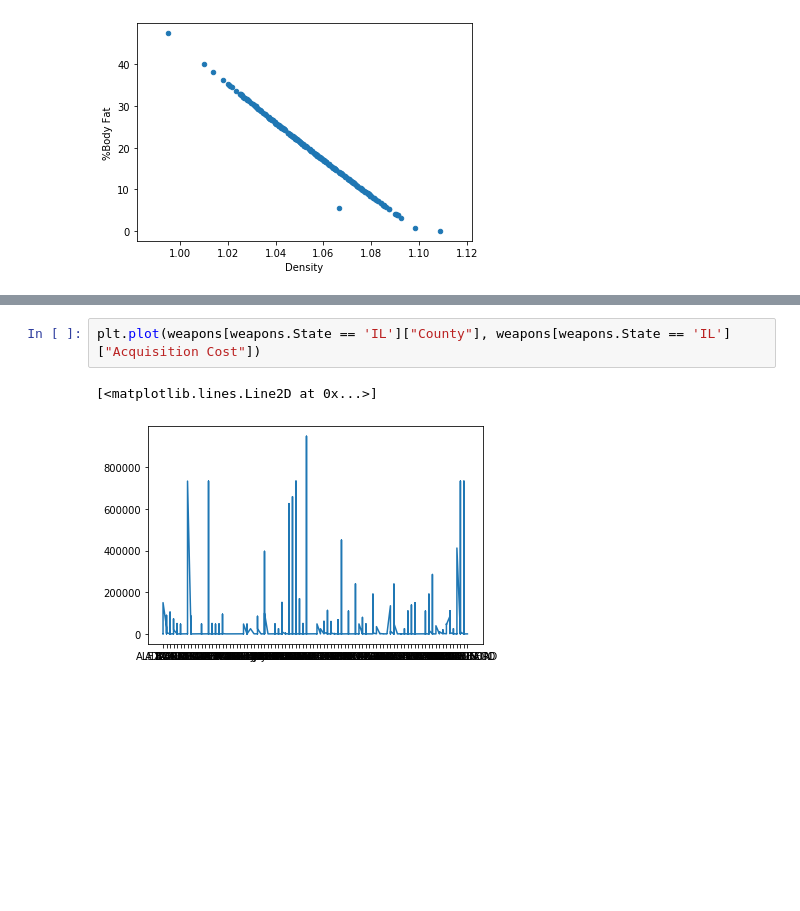
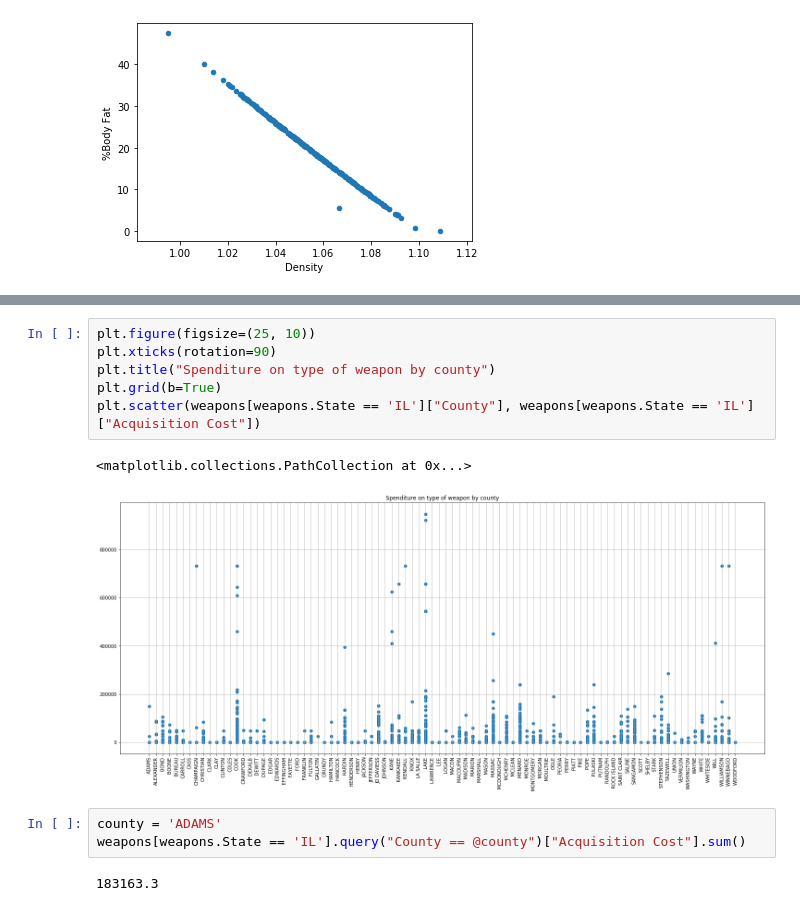
Before and after one commit to RafaelRochaS/Statistics_book, a Jupyter notebook: Statistics_Ch2.ipynb, the cells around one changed output, grey strips where cells are left out. Cells and saved outputs as stored; diff of their text form; blank space fills up the shorter version.

```diff
--- a/Statistics_Ch2.ipynb
+++ b/Statistics_Ch2.ipynb
@@ -129,5 +130,14 @@ weapons.head(5)
+# %%
+plt.figure(figsize=(25, 10))
+plt.xticks(rotation=90)
+plt.title("Spenditure on type of weapon by county")
+plt.grid(b=True)
+plt.scatter(weapons[weapons.State == 'IL']["County"], weapons[weapons.State == 'IL']["Acquisition Cost"])
+# %% [output]
+<matplotlib.collections.PathCollection at 0x...>
+[figure, added]
 # %%
-plt.plot(weapons[weapons.State == 'IL']["County"], weapons[weapons.State == 'IL']["Acquisition Cost"])
+county = 'ADAMS'
+weapons[weapons.State == 'IL'].query("County == @county")["Acquisition Cost"].sum()
 # %% [output]
-[<matplotlib.lines.Line2D at 0x...>]
+183163.3
-[figure, removed]
```
Also changed, not shown: parts of 15 cells of this notebook, 4 other files.
